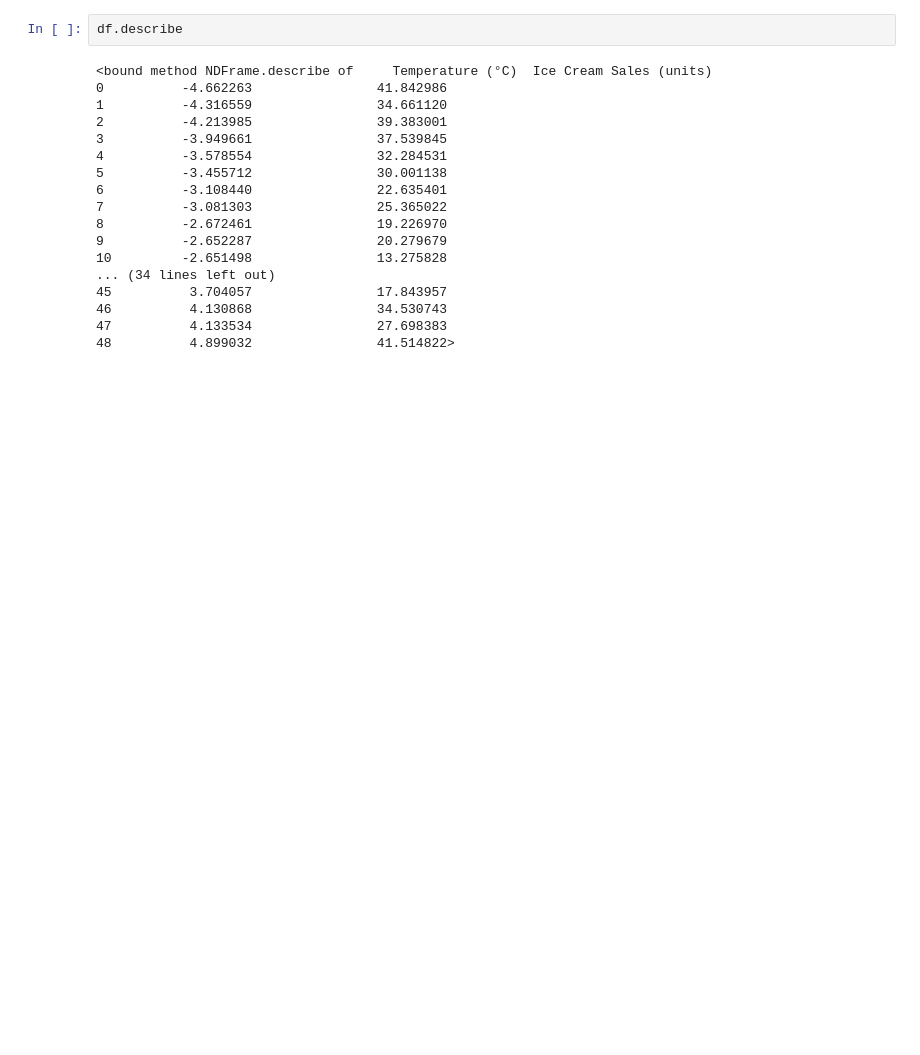
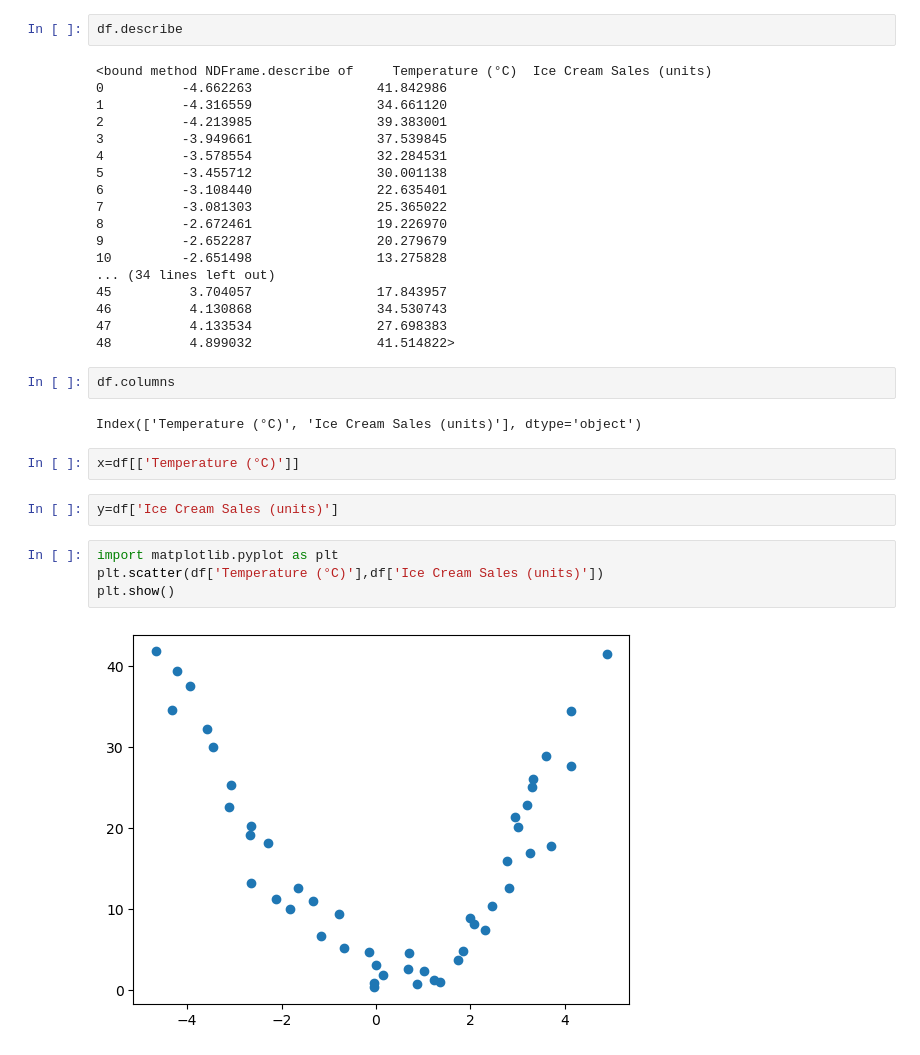
Before and after one commit to CompileNetwork33/python_notes, a Jupyter notebook: 20icecream.ipynb, the cells around one changed output. Cells and saved outputs as stored; diff of their text form; blank space fills up the shorter version.

```diff
--- a/20icecream.ipynb
+++ b/20icecream.ipynb
@@ -40,3 +40,17 @@ df.describe
 46          4.130868                34.530743
 47          4.133534                27.698383
 48          4.899032                41.514822>
+# %%
+df.columns
+# %% [output]
+Index(['Temperature (°C)', 'Ice Cream Sales (units)'], dtype='object')
+# %%
+x=df[['Temperature (°C)']]
+# %%
+y=df['Ice Cream Sales (units)']
+# %%
+import matplotlib.pyplot as plt
+plt.scatter(df['Temperature (°C)'],df['Ice Cream Sales (units)'])
+plt.show()
+# %% [output]
+[figure, added]
```
Also changed, not shown: parts of 5 cells of this notebook, 15 other files.
